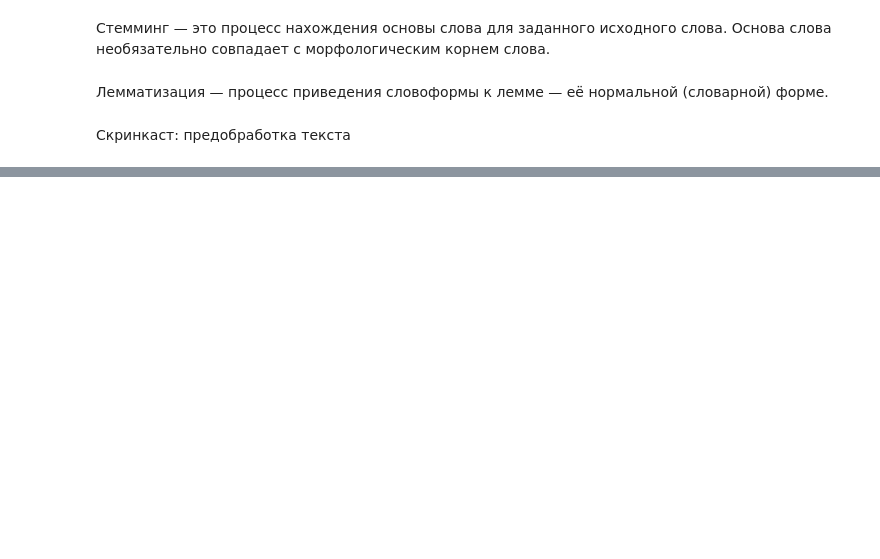
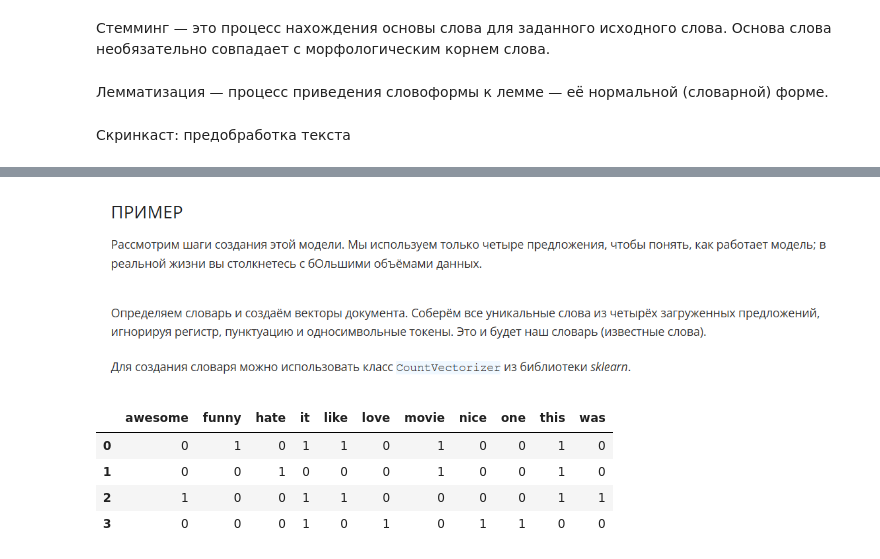
Before and after one commit to tgorbunov/sf_data_science, a Jupyter notebook: Skillfactory_ML/Additional Chapters on Python for Data Analysis/PDA-1. Text Preprocessing with Python.ipynb, the cells around one changed output, grey strips where cells are left out. Saved outputs shown, nothing was run; the diff lists cells and outputs as text; code cells hidden in the pictures; blank space fills up the shorter version.

```diff
--- a/Skillfactory_ML/Additional Chapters on Python for Data Analysis/PDA-1. Text Preprocessing with Python.ipynb
+++ b/Skillfactory_ML/Additional Chapters on Python for Data Analysis/PDA-1. Text Preprocessing with Python.ipynb
@@ -46,0 +276,24 @@ exclude = set(punctuation)
+# %% [markdown]
+![image.png](attachment:image.png)
+# %%
+documents = ["I like this movie, it's funny.", 'I hate this movie.', 'This was awesome! I like it.', 'Nice one. I love it.']
+# %% [markdown]
+![image.png](attachment:image.png)
+# %%
+from sklearn.feature_extraction.text import CountVectorizer
+import pandas as pd
+
+count_vectorizer = CountVectorizer()
+
+# Создаем the Bag-of-Words модель
+bag_of_words = count_vectorizer.fit_transform(documents)
+
+# Отобразим Bag-of-Words модель как DataFrame
+feature_names = count_vectorizer.get_feature_names_out()
+pd.DataFrame(bag_of_words.toarray(), columns = feature_names)
+# %% [output]
+|  | awesome | funny | hate | it | like | love | movie | nice | one | this | was |
+| 0 | 0 | 1 | 0 | 1 | 1 | 0 | 1 | 0 | 0 | 1 | 0 |
+| 1 | 0 | 0 | 1 | 0 | 0 | 0 | 1 | 0 | 0 | 1 | 0 |
+| 2 | 1 | 0 | 0 | 1 | 1 | 0 | 0 | 0 | 0 | 1 | 1 |
+| 3 | 0 | 0 | 0 | 1 | 0 | 1 | 0 | 1 | 1 | 0 | 0 |
```
Also changed, not shown: parts of 42 cells of this notebook, 2 other files.
